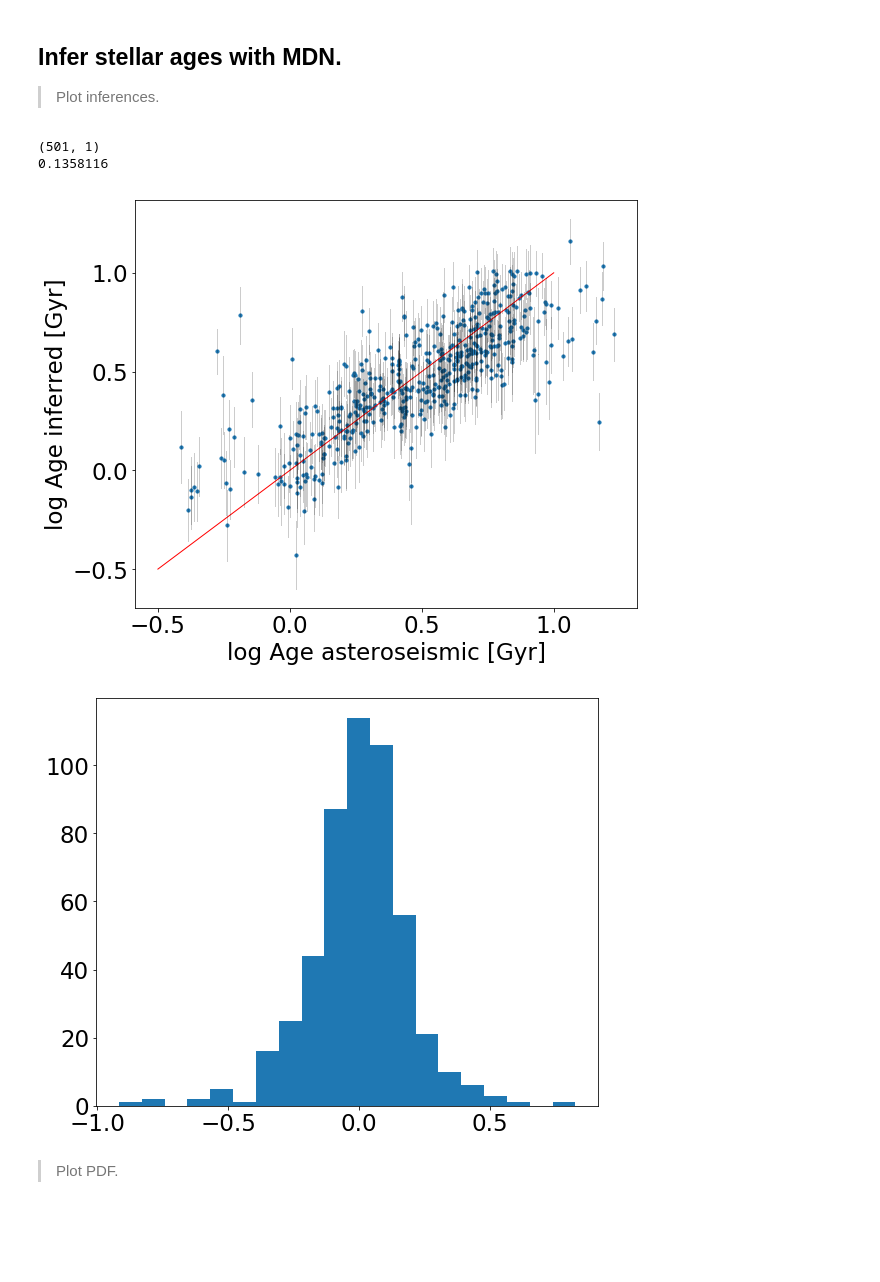
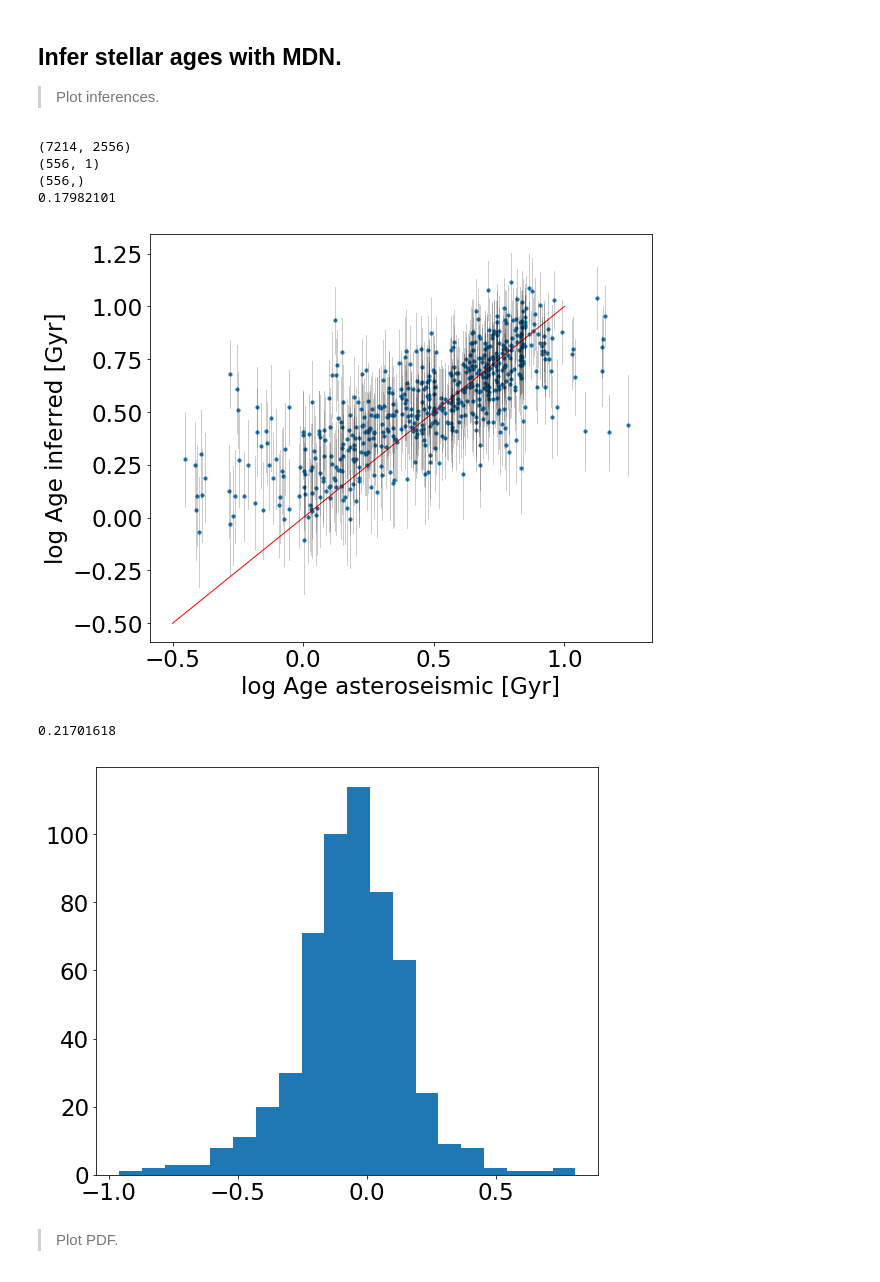
Before and after one commit to tingyuansen/Mixed_Density_Network, a Jupyter notebook: MDN_Ages.ipynb, the cells around one changed output. Drawn from its saved outputs; the diff is of its cells as text; code cells hidden in the pictures; blank space fills up the shorter version.

```diff
--- a/MDN_Ages.ipynb
+++ b/MDN_Ages.ipynb
@@ -211,8 +189,7 @@ apogee_spectra = temp["apogee_spectra"].T
 apogee_spectra_err = temp["apogee_spectra_err"].T
 apogee_spectra_all = temp["apogee_spectra_all"].T
 apogee_log_age = temp["log_age"]
-apogee_id = temp["apogee_id"]
-apogee_payne_teff = temp["teff"]
+print(apogee_spectra.shape)
 
 
 #==============================================================================
@@ -256,40 +233,48 @@ y_category, y_normal = model(x_valid)
 
 # extract parameters
 y_category = np.exp(y_category._param.detach().numpy())
 print(y_category.shape)
 y_normal_loc = y_normal.mean.detach().numpy()[:,:,0] -3.
 y_normal_std = y_normal.stddev.detach().numpy()[:,:,0]
 
+#-----------------------------------------------------------------------------
 # the dominant mode
 y_category_mode = np.argmax(y_category, axis=1)
 y_pred = np.array([y_normal_loc[i,y_category_mode[i]] \
                    for i in range(y_normal_loc.shape[0])])
 y_error = np.array([y_normal_std[i,y_category_mode[i]] \
                    for i in range(y_normal_std.shape[0])])
+
+print(y_pred.shape)
+np.savez("results.npz", y_pred = y_pred, y_error = y_error)
 
 #-----------------------------------------------------------------------------
 # plot results
 y_truth = y_truth[:,0]
 plt.scatter(y_truth, y_pred, s=10)
 plt.plot([-0.5,1.0], [-0.5,1.0], color="red")
 
 # plot error bar
 for i in range(y_error.size):
     plt.plot([y_truth[i],y_truth[i]],[y_pred[i]-y_error[i],y_pred[i]+y_error[i]],\
              color='k', alpha=0.2)
 plt.xlabel('log Age asteroseismic [Gyr]')
 plt.ylabel('log Age inferred [Gyr]')
 
 # print 1 sigma spread
 print(np.median(y_error))
 # %% [output]
-(501, 1)
-0.1358116
+(7214, 2556)
+(556, 1)
+(556,)
+0.17982101
-[figure, old version]
+[figure, new version]
 # %%
 plt.hist(y_truth-y_pred, bins=20);
+print(np.std(y_truth-y_pred))
 # %% [output]
+0.21701618
-[figure, old version]
+[figure, new version]
 # %% [markdown]
 > Plot PDF.
 # %%
```
Also changed, not shown: parts of 3 cells of this notebook, 5 other files.
